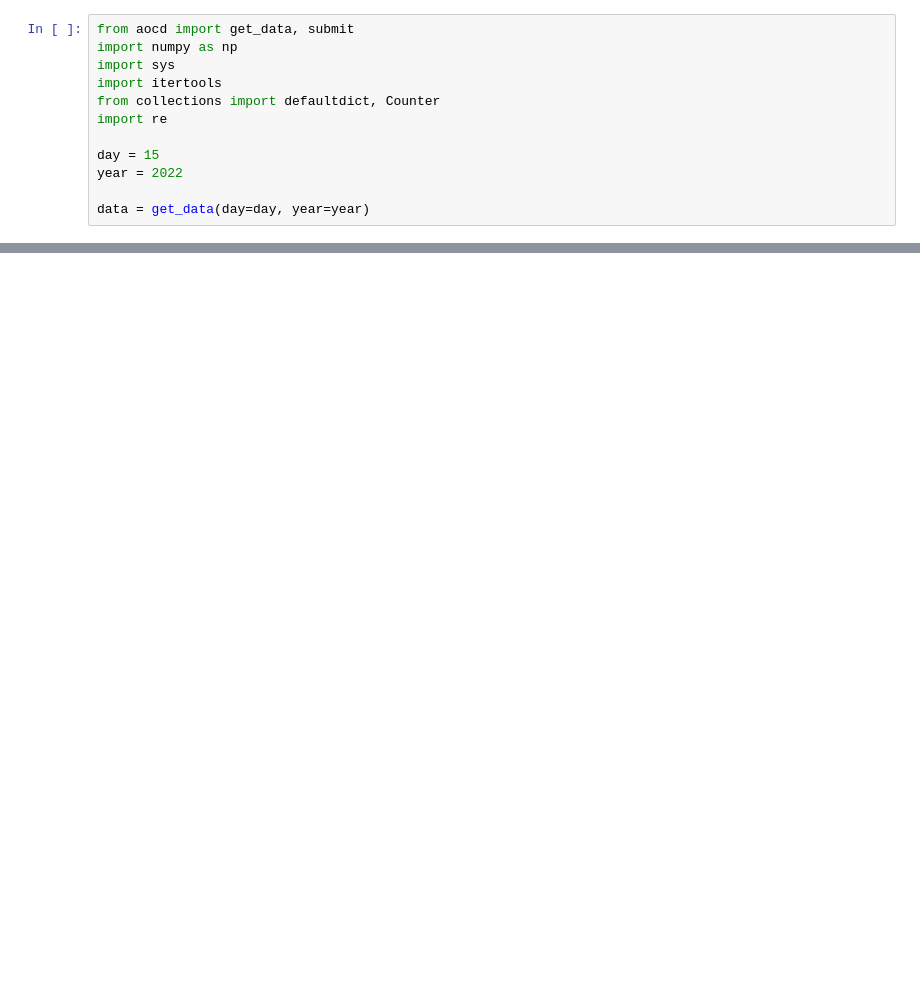
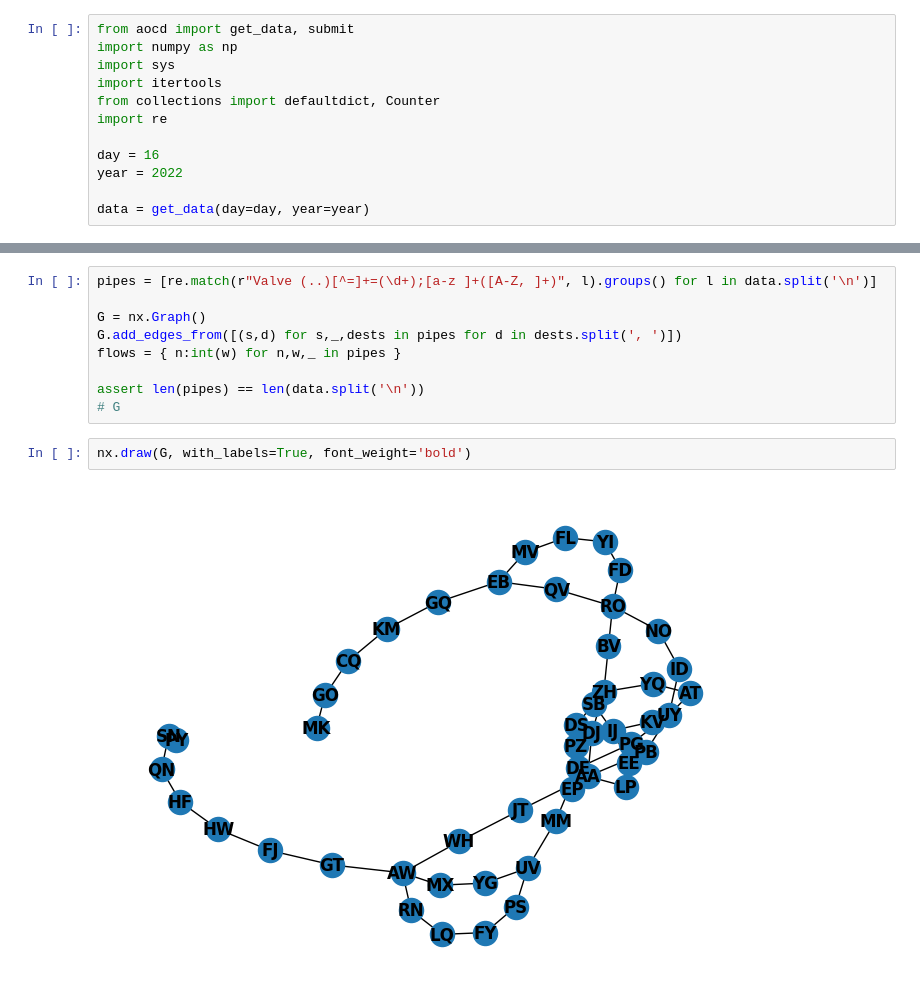
Before and after one commit to zedrdave/advent_of_code, a Jupyter notebook: 2022/Playground.ipynb, the cells around one changed output, grey strips where cells are left out. Drawn from its saved outputs; the diff is of its cells as text; blank space fills up the shorter version.

```diff
--- a/2022/Playground.ipynb
+++ b/2022/Playground.ipynb
@@ -6,7 +6,7 @@ import itertools
 from collections import defaultdict, Counter
 import re
 
-day = 15
+day = 16
 year = 2022
 
 data = get_data(day=day, year=year)
@@ -59,0 +29,13 @@ for y in tqdm(range(0, max_c+1)):
+# %%
+pipes = [re.match(r"Valve (..)[^=]+=(\d+);[a-z ]+([A-Z, ]+)", l).groups() for l in data.split('\n')]
+
+G = nx.Graph()
+G.add_edges_from([(s,d) for s,_,dests in pipes for d in dests.split(', ')])
+flows = { n:int(w) for n,w,_ in pipes }
+
+assert len(pipes) == len(data.split('\n'))
+# G
+# %%
+nx.draw(G, with_labels=True, font_weight='bold')
+# %% [output]
+[figure, added]
```
Also changed, not shown: parts of 13 cells of this notebook.
